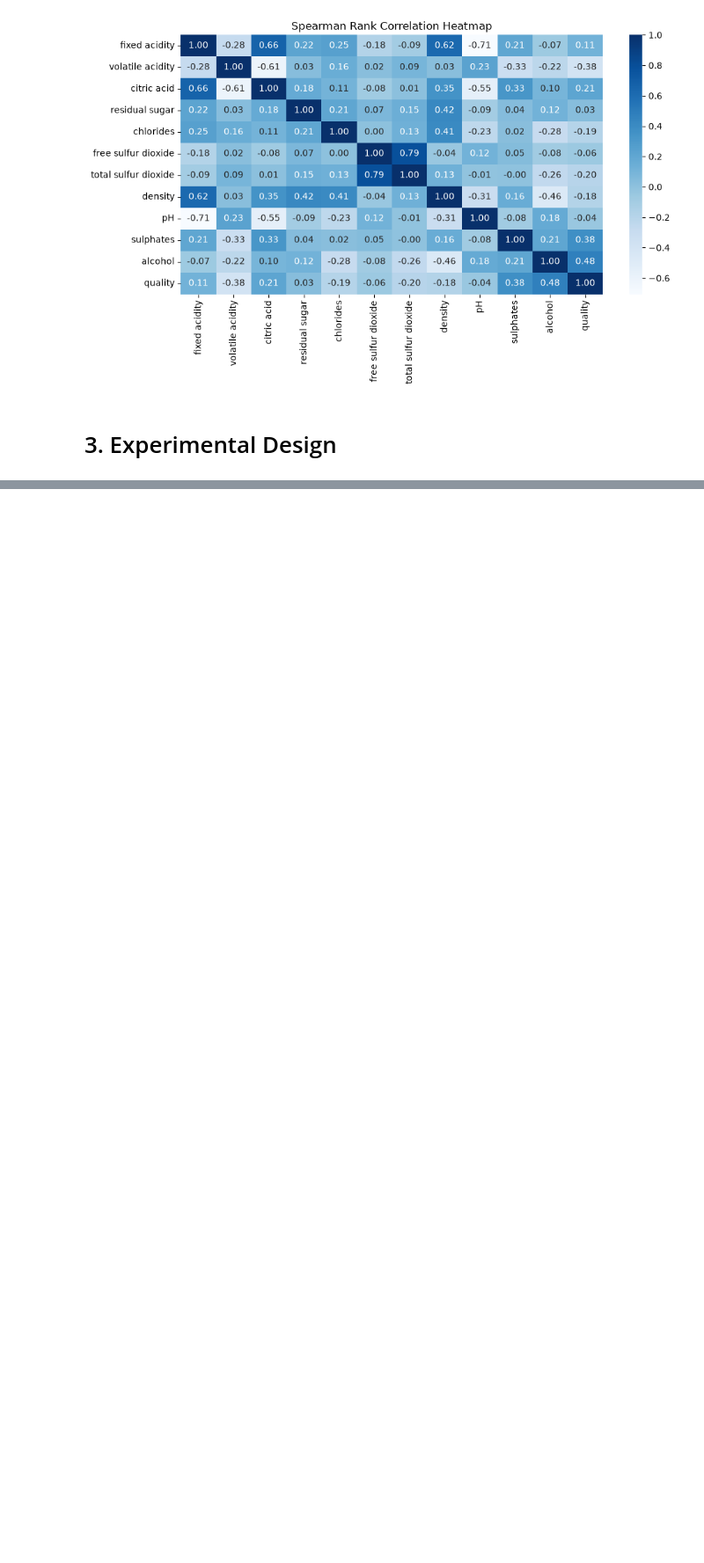
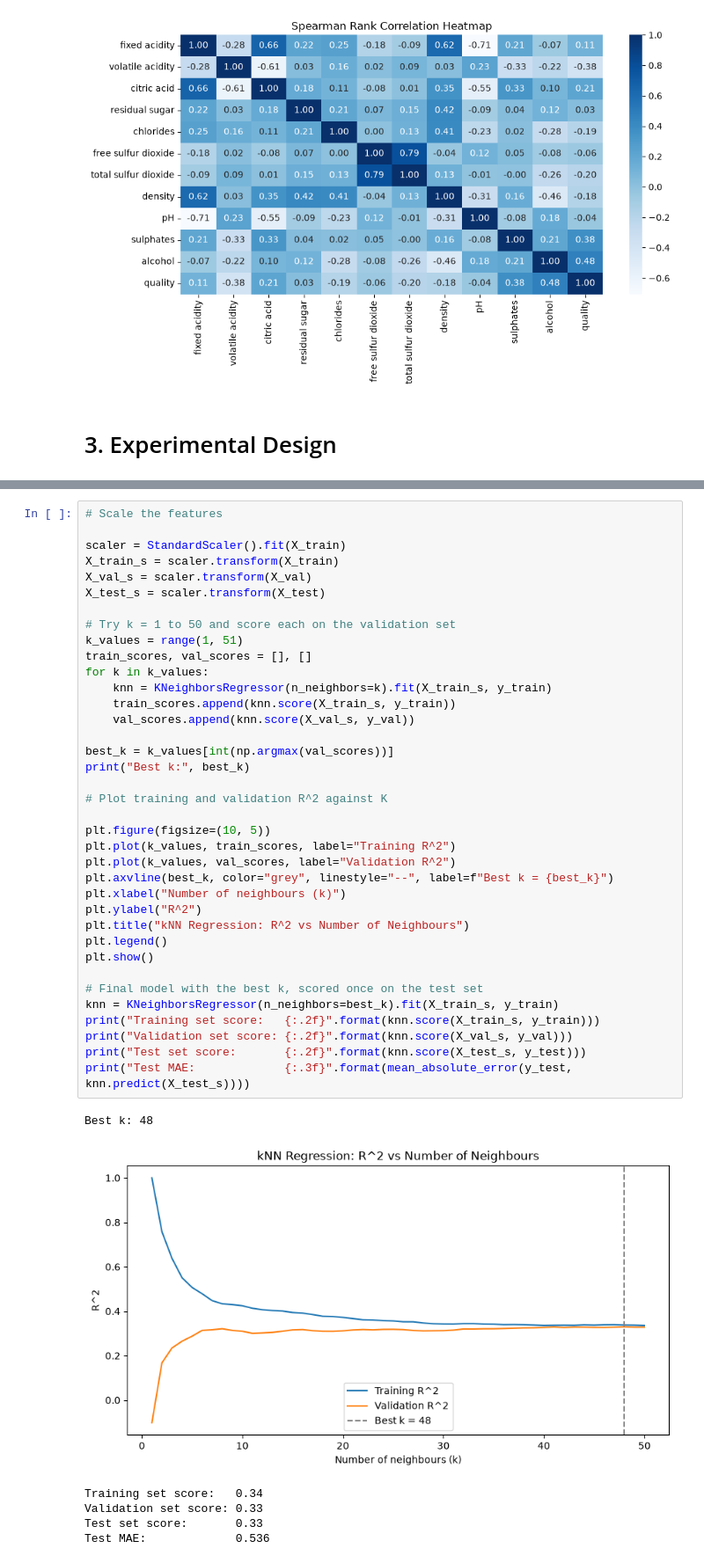
Before and after one commit to ayoajimuda/machine-learning, a Jupyter notebook: notebooks/wine_quality.ipynb, the cells around one changed output, grey strips where cells are left out. Shown at 88% size. Saved outputs shown, nothing was run; the diff lists cells and outputs as text; blank space fills up the shorter version.

Commit message:
Model development done

```diff
--- a/notebooks/wine_quality.ipynb
+++ b/notebooks/wine_quality.ipynb
@@ -419,0 +536,44 @@ plt.show()
+# %%
+# Scale the features
+
+scaler = StandardScaler().fit(X_train)
+X_train_s = scaler.transform(X_train)
+X_val_s = scaler.transform(X_val)
+X_test_s = scaler.transform(X_test)
+
+# Try k = 1 to 50 and score each on the validation set
+k_values = range(1, 51)
+train_scores, val_scores = [], []
+for k in k_values:
+    knn = KNeighborsRegressor(n_neighbors=k).fit(X_train_s, y_train)
+    train_scores.append(knn.score(X_train_s, y_train))
+    val_scores.append(knn.score(X_val_s, y_val))
+
+best_k = k_values[int(np.argmax(val_scores))]
+print("Best k:", best_k)
+
+# Plot training and validation R^2 against K
+
+plt.figure(figsize=(10, 5))
+plt.plot(k_values, train_scores, label="Training R^2")
+plt.plot(k_values, val_scores, label="Validation R^2")
+plt.axvline(best_k, color="grey", linestyle="--", label=f"Best k = {best_k}")
+plt.xlabel("Number of neighbours (k)")
+plt.ylabel("R^2")
+plt.title("kNN Regression: R^2 vs Number of Neighbours")
+plt.legend()
+plt.show()
+
+# Final model with the best k, scored once on the test set
+knn = KNeighborsRegressor(n_neighbors=best_k).fit(X_train_s, y_train)
+print("Training set score:   {:.2f}".format(knn.score(X_train_s, y_train)))
+print("Validation set score: {:.2f}".format(knn.score(X_val_s, y_val)))
+print("Test set score:       {:.2f}".format(knn.score(X_test_s, y_test)))
+print("Test MAE:             {:.3f}".format(mean_absolute_error(y_test, knn.predict(X_test_s))))
+# %% [output]
+Best k: 48
+[figure, added]
+Training set score:   0.34
+Validation set score: 0.33
+Test set score:       0.33
+Test MAE:             0.536
```
Also changed, not shown: parts of 31 cells of this notebook, 3 other files.
